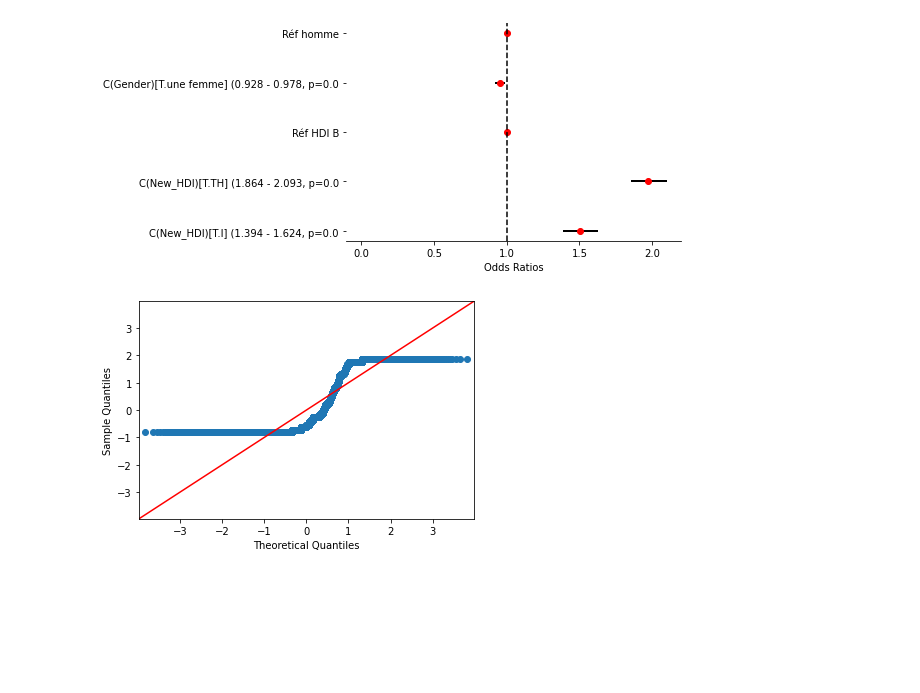
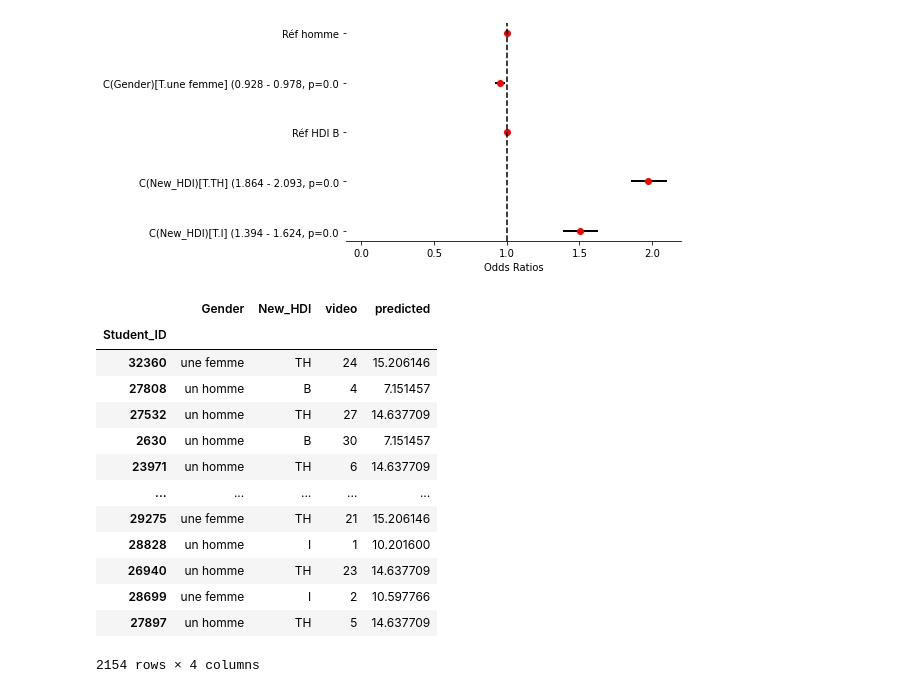
Before and after one commit to smtux/DUDA, a Jupyter notebook: statistique/src/mooc_mertes.ipynb, the cells around one changed output. Drawn from its saved outputs; the diff is of its cells as text; code cells hidden in the pictures; blank space fills up the shorter version.

```diff
--- a/statistique/src/mooc_mertes.ipynb
+++ b/statistique/src/mooc_mertes.ipynb
@@ -1373,10 +1375,20 @@ for n, version in enumerate(forest):
 [figure]
 [figure]
 [figure]
-# %%
-# Test de normalité de la distribution du nombre de videos (Q-Q plot)
-qqplot(data=total_video["video"], fit=True, line="45")
-plt.savefig("../graph/distribution_video4.png")
-plt.show()
-# %% [output]
-[figure, removed]
+# %%
+df_video_v2
+# %% [output]
+|  | Gender | New_HDI | video | predicted |
+| Student_ID |  |  |  |  |
+| 32360 | une femme | TH | 24 | 15.206146 |
+| 27808 | un homme | B | 4 | 7.151457 |
+| 27532 | un homme | TH | 27 | 14.637709 |
+| 2630 | un homme | B | 30 | 7.151457 |
+| 23971 | un homme | TH | 6 | 14.637709 |
+| ... | ... | ... | ... | ... |
+| 29275 | une femme | TH | 21 | 15.206146 |
+| 28828 | un homme | I | 1 | 10.201600 |
+| 26940 | un homme | TH | 23 | 14.637709 |
+| 28699 | une femme | I | 2 | 10.597766 |
+| 27897 | un homme | TH | 5 | 14.637709 |
+2154 rows × 4 columns
```
Also changed, not shown: parts of 10 cells of this notebook, 11 other files.
